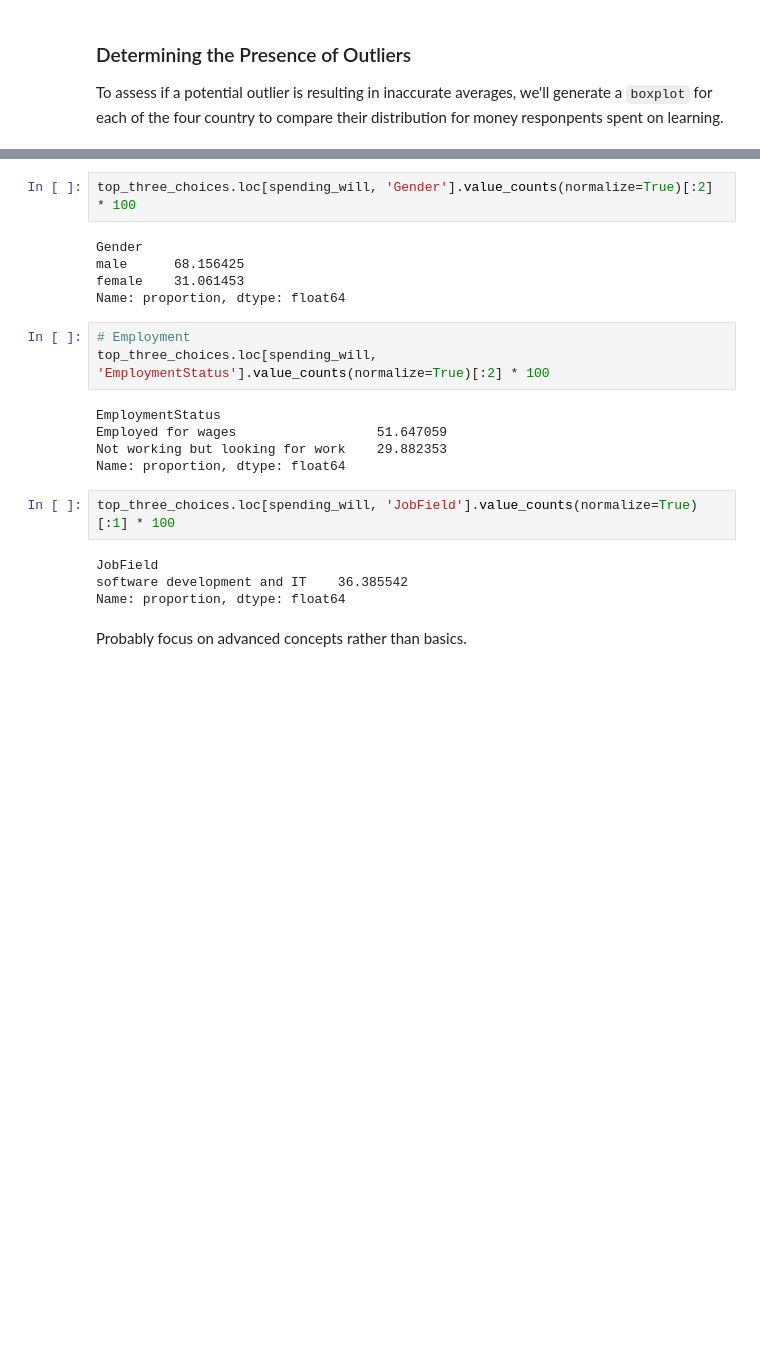
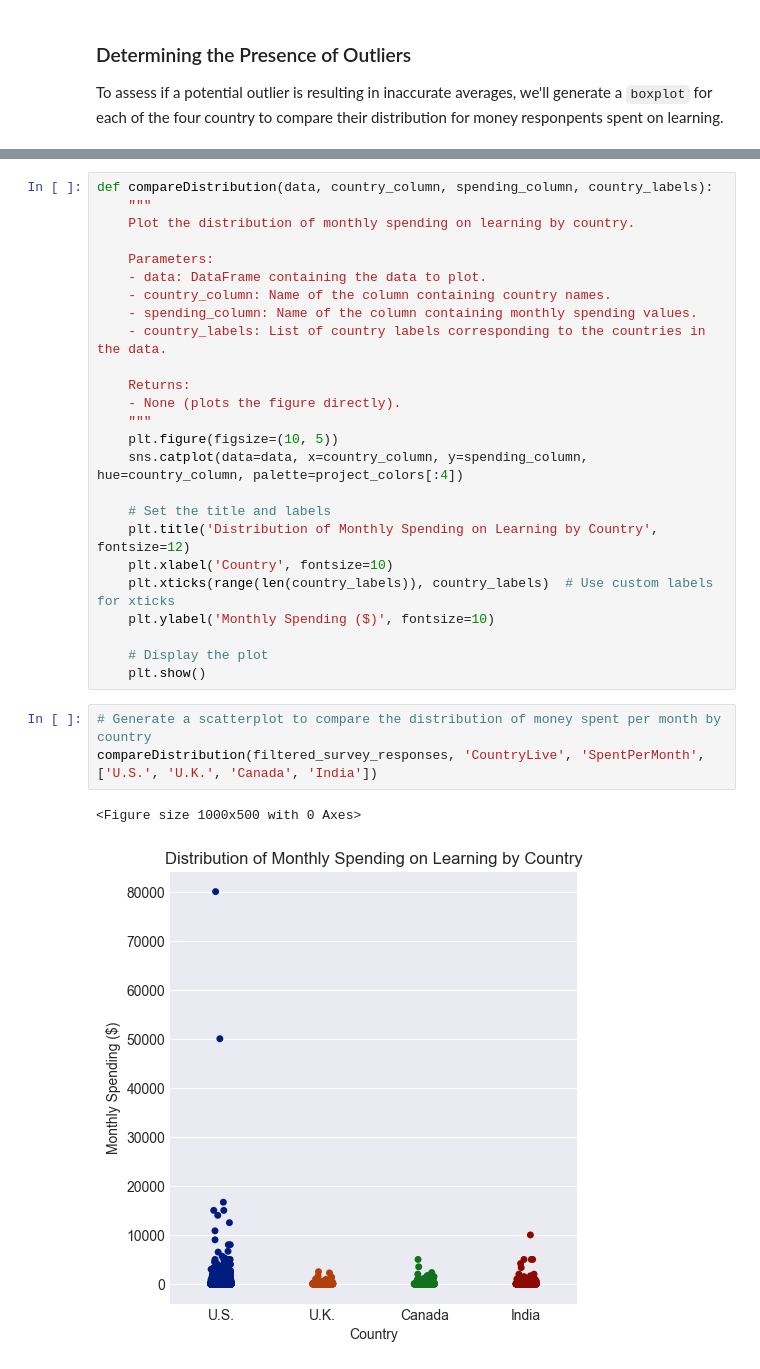
Before and after one commit to shree131/best-market-to-advertise-case_study, a Jupyter notebook: Best_Market_Analysis_Report.ipynb, the cells around one changed output, grey strips where cells are left out. Saved outputs shown, nothing was run; the diff lists cells and outputs as text; blank space fills up the shorter version.

```diff
--- a/Best_Market_Analysis_Report.ipynb
+++ b/Best_Market_Analysis_Report.ipynb
@@ -884,23 +639,31 @@ Name: proportion, dtype: float64
-# %%
-top_three_choices.loc[spending_will, 'Gender'].value_counts(normalize=True)[:2] * 100
-# %% [output]
-Gender
-male      68.156425
-female    31.061453
-Name: proportion, dtype: float64
-# %%
-# Employment
-top_three_choices.loc[spending_will, 'EmploymentStatus'].value_counts(normalize=True)[:2] * 100
-# %% [output]
-EmploymentStatus
-Employed for wages                  51.647059
-Not working but looking for work    29.882353
-Name: proportion, dtype: float64
-# %%
-top_three_choices.loc[spending_will, 'JobField'].value_counts(normalize=True)[:1] * 100
-# %% [output]
-JobField
-software development and IT    36.385542
-Name: proportion, dtype: float64
-# %% [markdown]
-Probably focus on advanced concepts rather than basics.
+# %%
+def compareDistribution(data, country_column, spending_column, country_labels):
+    """
+    Plot the distribution of monthly spending on learning by country.
+
+    Parameters:
+    - data: DataFrame containing the data to plot.
+    - country_column: Name of the column containing country names.
+    - spending_column: Name of the column containing monthly spending values.
+    - country_labels: List of country labels corresponding to the countries in the data.
+
+    Returns:
+    - None (plots the figure directly).
+    """
+    plt.figure(figsize=(10, 5))
+    sns.catplot(data=data, x=country_column, y=spending_column, hue=country_column, palette=project_colors[:4])
+
+    # Set the title and labels
+    plt.title('Distribution of Monthly Spending on Learning by Country', fontsize=12)
+    plt.xlabel('Country', fontsize=10)
+    plt.xticks(range(len(country_labels)), country_labels)  # Use custom labels for xticks
+    plt.ylabel('Monthly Spending ($)', fontsize=10)
+
+    # Display the plot
+    plt.show()
+# %%
+# Generate a scatterplot to compare the distribution of money spent per month by country
+compareDistribution(filtered_survey_responses, 'CountryLive', 'SpentPerMonth', ['U.S.', 'U.K.', 'Canada', 'India'])
+# %% [output]
+<Figure size 1000x500 with 0 Axes>
+[figure, added]
```
Also changed, not shown: parts of 71 cells of this notebook.
